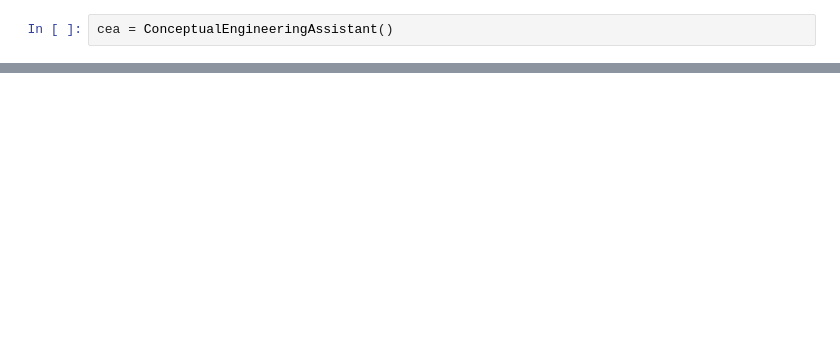
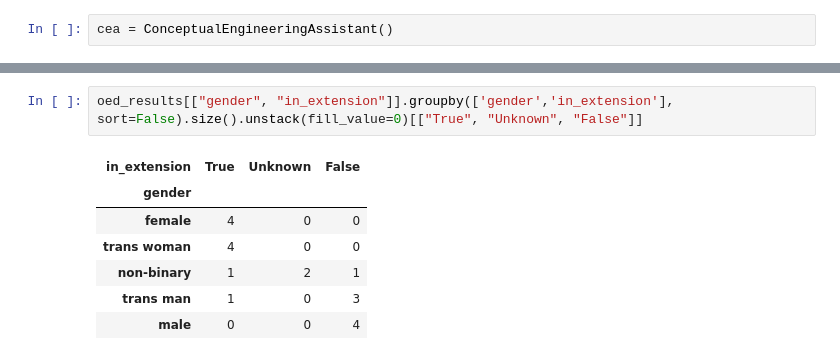
Before and after one commit to bradleypallen/conceptual-engineering-using-llms, a Jupyter notebook: cea_evaluation_1.ipynb, the cells around one changed output, grey strips where cells are left out. Drawn from its saved outputs; the diff is of its cells as text; blank space fills up the shorter version.

```diff
--- a/cea_evaluation_1.ipynb
+++ b/cea_evaluation_1.ipynb
@@ -89,2 +120,12 @@ results[["gender", "in_extension"]].groupby(['gender','in_extension'], sort=Fals
 | trans man | 2 | 1 | 1 |
 | male | 0 | 0 | 4 |
+# %%
+oed_results[["gender", "in_extension"]].groupby(['gender','in_extension'], sort=False).size().unstack(fill_value=0)[["True", "Unknown", "False"]]
+# %% [output]
+| in_extension | True | Unknown | False |
+| gender |  |  |  |
+| female | 4 | 0 | 0 |
+| trans woman | 4 | 0 | 0 |
+| non-binary | 1 | 2 | 1 |
+| trans man | 1 | 0 | 3 |
+| male | 0 | 0 | 4 |
```
Also changed, not shown: parts of 10 cells of this notebook.
